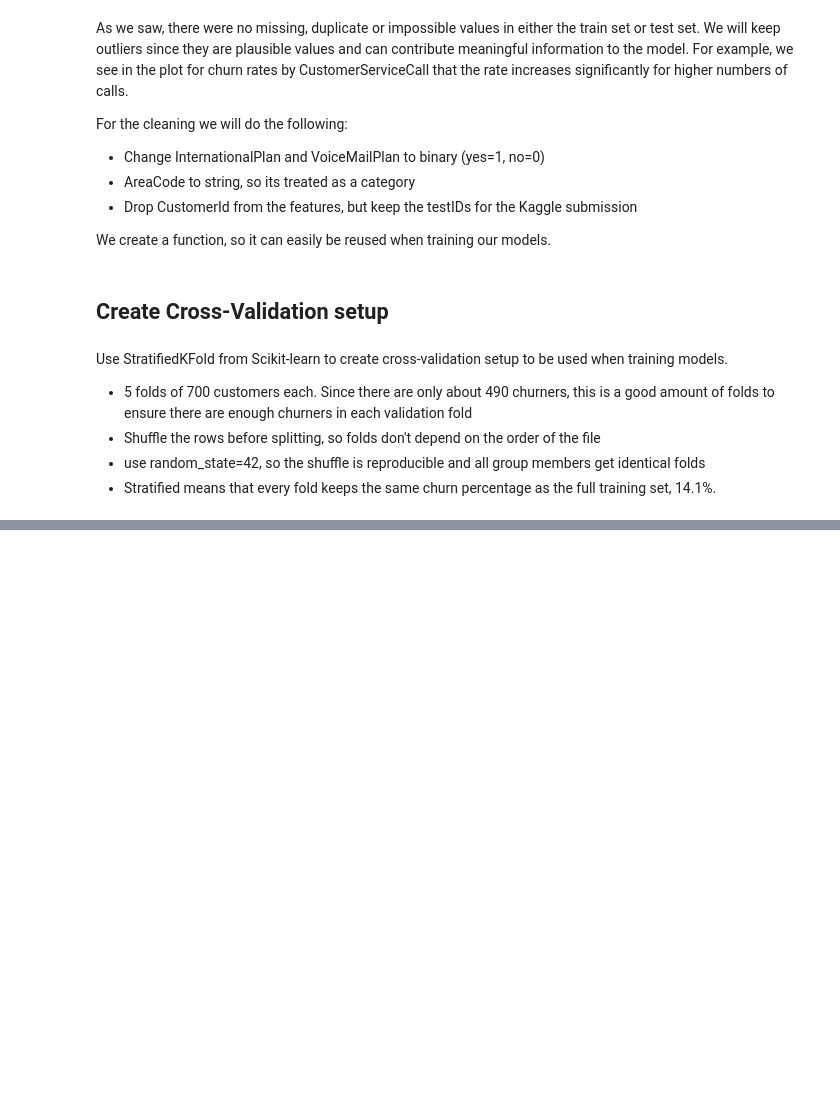
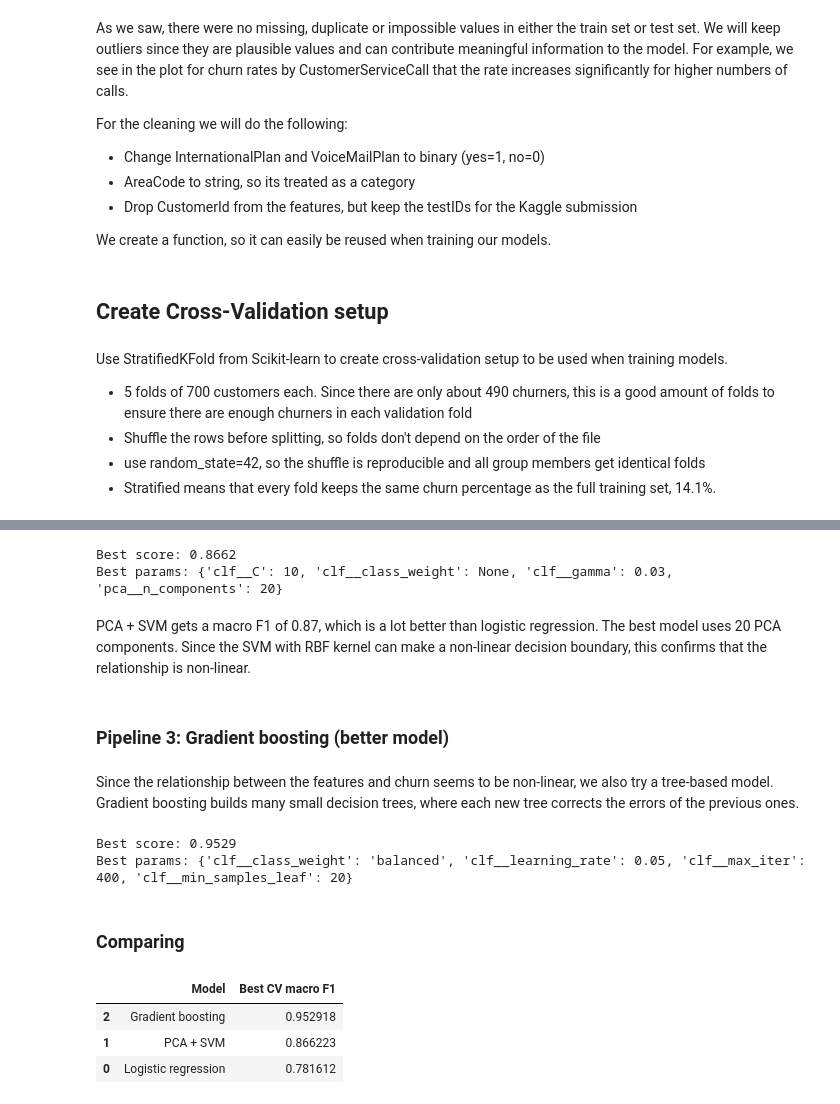
Before and after one commit to theaaga/dat200_CA4_group18, a Jupyter notebook: data_exploration_and_cleaning.ipynb, the cells around one changed output, grey strips where cells are left out. Cells and saved outputs as stored; diff of their text form; code cells hidden in the pictures; blank space fills up the shorter version.

```diff
--- a/data_exploration_and_cleaning.ipynb
+++ b/data_exploration_and_cleaning.ipynb
@@ -433,0 +539,63 @@ Functions for data loading, cleaning, and cv-setup are added to `common.py` so i
+# %%
+pipe_svm = Pipeline([
+    ("preprocess", preprocessor),
+    ("pca", PCA(random_state=RANDOM_STATE)),
+    ("clf", SVC(kernel="rbf"))
+])
+
+param_grid_svm = {
+    "pca__n_components": [10, 20, 40],
+    "clf__C": [1, 10, 100],
+    "clf__gamma": ["scale", 0.01, 0.03],
+    "clf__class_weight": [None, "balanced"],
+}
+
+grid_svm = GridSearchCV(pipe_svm, param_grid_svm, scoring=SCORING, cv=cv, n_jobs=-1)
+grid_svm.fit(X, y)
+
+print("Best score:", round(grid_svm.best_score_, 4))
+print("Best params:", grid_svm.best_params_)
+# %% [output]
+Best score: 0.8662
+Best params: {'clf__C': 10, 'clf__class_weight': None, 'clf__gamma': 0.03, 'pca__n_components': 20}
+# %% [markdown]
+PCA + SVM gets a macro F1 of 0.87, which is a lot better than logistic regression. The best model uses 20 PCA components. Since the SVM with RBF kernel can make a non-linear decision boundary, this confirms that the relationship is non-linear.
+# %% [markdown]
+### Pipeline 3: Gradient boosting (better model)
+# %% [markdown]
+Since the relationship between the features and churn seems to be non-linear, we also try a tree-based model. Gradient boosting builds many small decision trees, where each new tree corrects the errors of the previous ones.
+# %%
+pipe_gb = Pipeline([
+    ("preprocess", preprocessor),
+    ("clf", HistGradientBoostingClassifier(random_state=RANDOM_STATE))
+])
+
+param_grid_gb = {
+    "clf__learning_rate": [0.05, 0.1],
+    "clf__max_iter": [200, 400],
+    "clf__min_samples_leaf": [20, 50],
+    "clf__class_weight": [None, "balanced"],
+}
+
+grid_gb = GridSearchCV(pipe_gb, param_grid_gb, scoring=SCORING, cv=cv, n_jobs=-1)
+grid_gb.fit(X, y)
+
+print("Best score:", round(grid_gb.best_score_, 4))
+print("Best params:", grid_gb.best_params_)
+# %% [output]
+Best score: 0.9529
+Best params: {'clf__class_weight': 'balanced', 'clf__learning_rate': 0.05, 'clf__max_iter': 400, 'clf__min_samples_leaf': 20}
+# %% [markdown]
+### Comparing
+# %%
+results = pd.DataFrame({
+    "Model": ["Logistic regression", "PCA + SVM", "Gradient boosting"],
+    "Best CV macro F1": [grid_lr.best_score_, grid_svm.best_score_, grid_gb.best_score_]
+})
+results = results.sort_values("Best CV macro F1", ascending=False)
+results
+# %% [output]
+|  | Model | Best CV macro F1 |
+| 2 | Gradient boosting | 0.952918 |
+| 1 | PCA + SVM | 0.866223 |
+| 0 | Logistic regression | 0.781612 |
```
Also changed, not shown: parts of 30 cells of this notebook.
